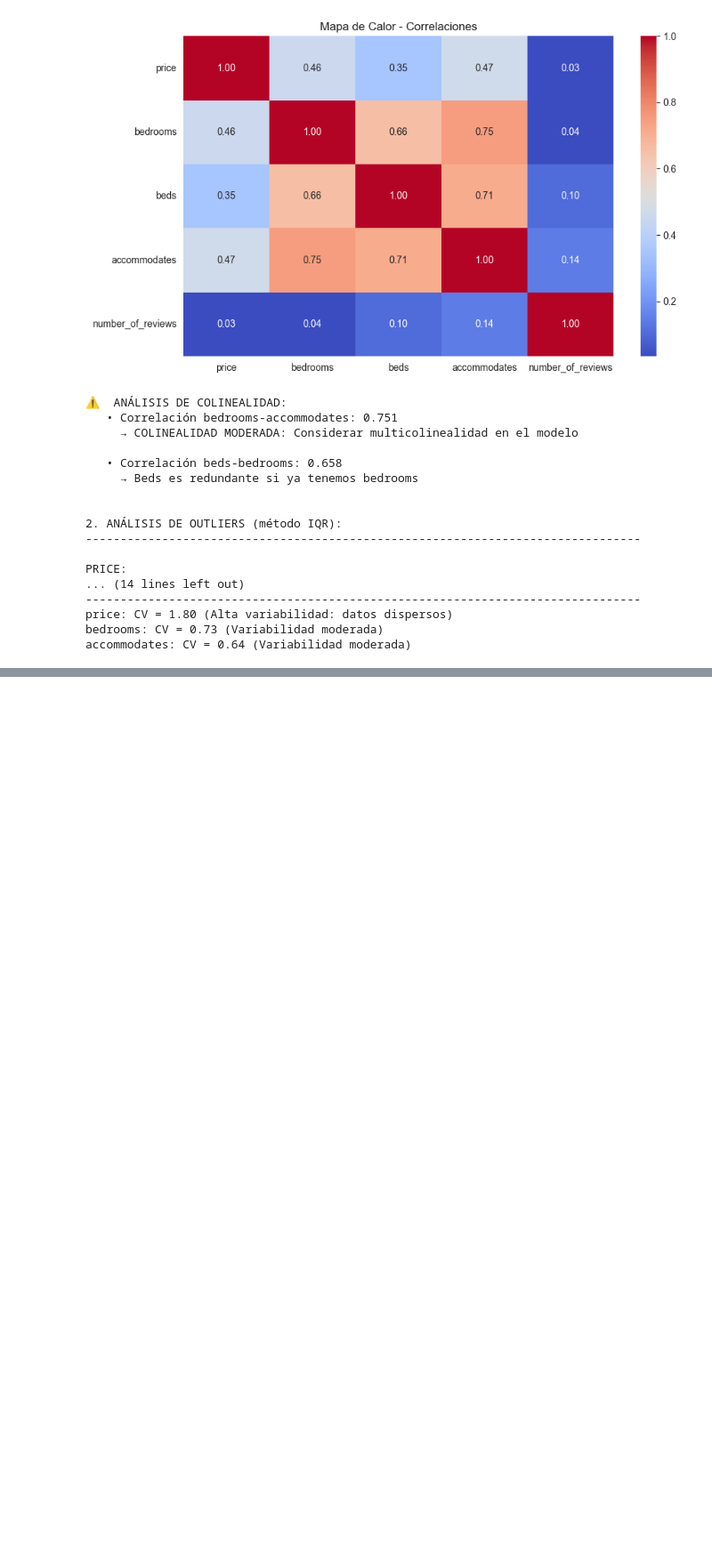
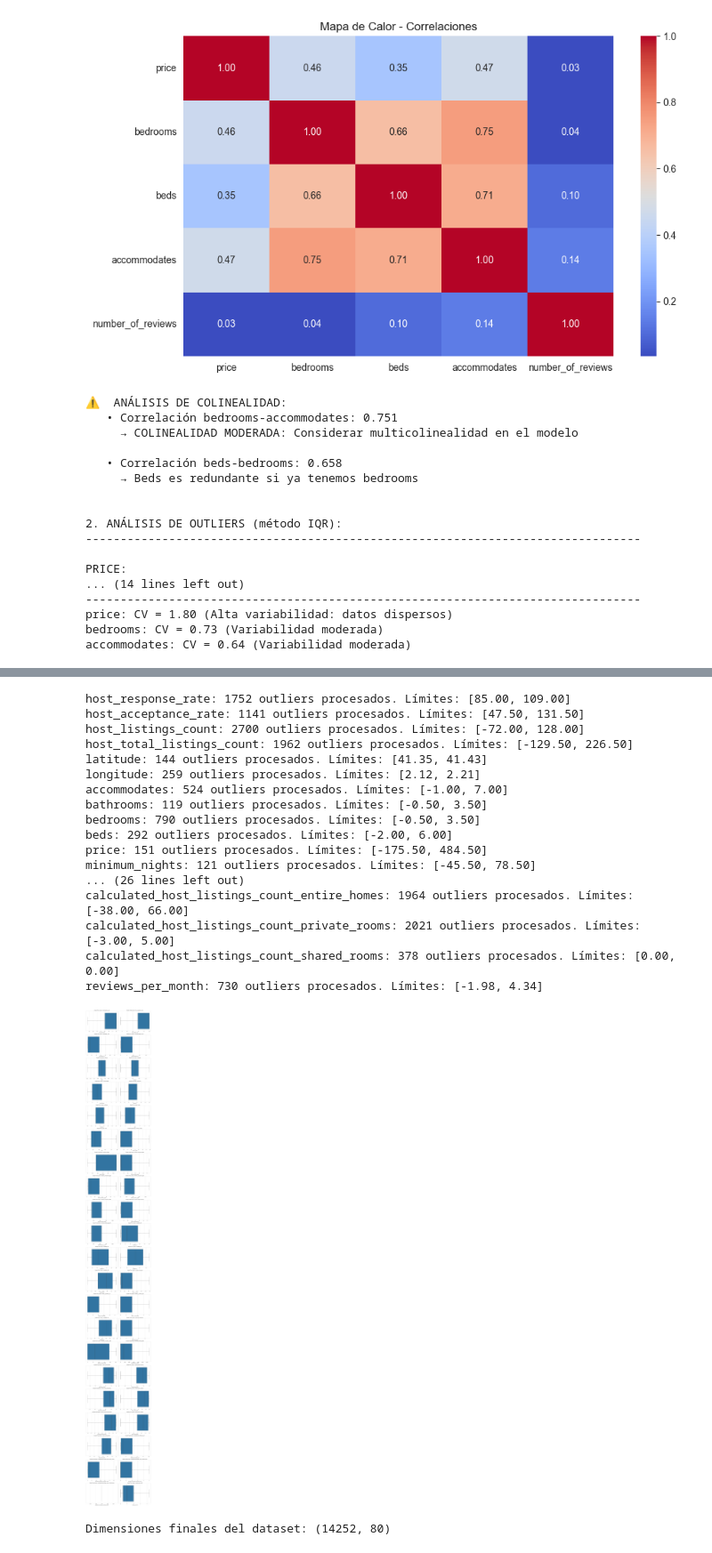
Before and after one commit to Santibari/Taller2-Analitica, a Jupyter notebook: Taller_1_EDA_Modelos_Regresion.ipynb, the cells around one changed output, grey strips where cells are left out. Shown at 89% size. Drawn from its saved outputs; the diff is of its cells as text; code cells hidden in the pictures; blank space fills up the shorter version.

Commit message:
Identificación y tratamiento de outliers

```diff
--- a/Taller_1_EDA_Modelos_Regresion.ipynb
+++ b/Taller_1_EDA_Modelos_Regresion.ipynb
@@ -817,0 +826,72 @@ accommodates: CV = 0.64 (Variabilidad moderada)
+# %%
+# Función para detectar outliers usando IQR
+def detect_outliers_iqr(data, column):
+    Q1 = data[column].quantile(0.25)
+    Q3 = data[column].quantile(0.75)
+    IQR = Q3 - Q1
+    lower_bound = Q1 - 1.5 * IQR
+    upper_bound = Q3 + 1.5 * IQR
+    return lower_bound, upper_bound
+
+# Configuración de columnas y preparación
+num_cols = df.select_dtypes(include=['int64', 'float64']).columns
+final_cols = [
+    col for col in num_cols
+    if 'id' not in col.lower()
+    and df[col].nunique() > 2
+    and df[col].notnull().any()
+]
+
+df_clean = df.copy()
+
+# Eliminar outliers de precio (Variable Crítica)
+low_p, high_p = detect_outliers_iqr(df_clean, 'price')
+df_clean = df_clean[(df_clean['price'] >= low_p) & (df_clean['price'] <= high_p)]
+
+# Configuración dinámica de la figura
+n_cols_plot = 2
+n_rows_plot = math.ceil(len(final_cols) / n_cols_plot)
+plt.figure(figsize=(14, 5 * n_rows_plot))
+
+# Bucle de visualización y Capping
+for i, col in enumerate(final_cols, 1):
+    # Detectar límites para la columna actual
+    low, high = detect_outliers_iqr(df_clean, col)
+    n_outliers = ((df_clean[col] < low) | (df_clean[col] > high)).sum()
+
+    # Imputar (Capping)
+    df_clean[col] = df_clean[col].clip(lower=low, upper=high)
+
+    # Crear Subplot
+    plt.subplot(n_rows_plot, n_cols_plot, i)
+    sns.boxplot(x=df_clean[col])
+    plt.title(f'Boxplot Final (Limpio) - {col}')
+
+    print(f"{col}: {n_outliers} outliers procesados. Límites: [{low:.2f}, {high:.2f}]")
+
+plt.tight_layout()
+plt.show()
+
+print(f"\nDimensiones finales del dataset: {df_clean.shape}")
+
+df = df_clean.copy()
+# %% [output]
+host_response_rate: 1752 outliers procesados. Límites: [85.00, 109.00]
+host_acceptance_rate: 1141 outliers procesados. Límites: [47.50, 131.50]
+host_listings_count: 2700 outliers procesados. Límites: [-72.00, 128.00]
+host_total_listings_count: 1962 outliers procesados. Límites: [-129.50, 226.50]
+latitude: 144 outliers procesados. Límites: [41.35, 41.43]
+longitude: 259 outliers procesados. Límites: [2.12, 2.21]
+accommodates: 524 outliers procesados. Límites: [-1.00, 7.00]
+bathrooms: 119 outliers procesados. Límites: [-0.50, 3.50]
+bedrooms: 790 outliers procesados. Límites: [-0.50, 3.50]
+beds: 292 outliers procesados. Límites: [-2.00, 6.00]
+price: 151 outliers procesados. Límites: [-175.50, 484.50]
+minimum_nights: 121 outliers procesados. Límites: [-45.50, 78.50]
+... (26 lines left out)
+calculated_host_listings_count_entire_homes: 1964 outliers procesados. Límites: [-38.00, 66.00]
+calculated_host_listings_count_private_rooms: 2021 outliers procesados. Límites: [-3.00, 5.00]
+calculated_host_listings_count_shared_rooms: 378 outliers procesados. Límites: [0.00, 0.00]
+reviews_per_month: 730 outliers procesados. Límites: [-1.98, 4.34]
+[figure, added]
+Dimensiones finales del dataset: (14252, 80)
```
Also changed, not shown: parts of 2 cells of this notebook.
